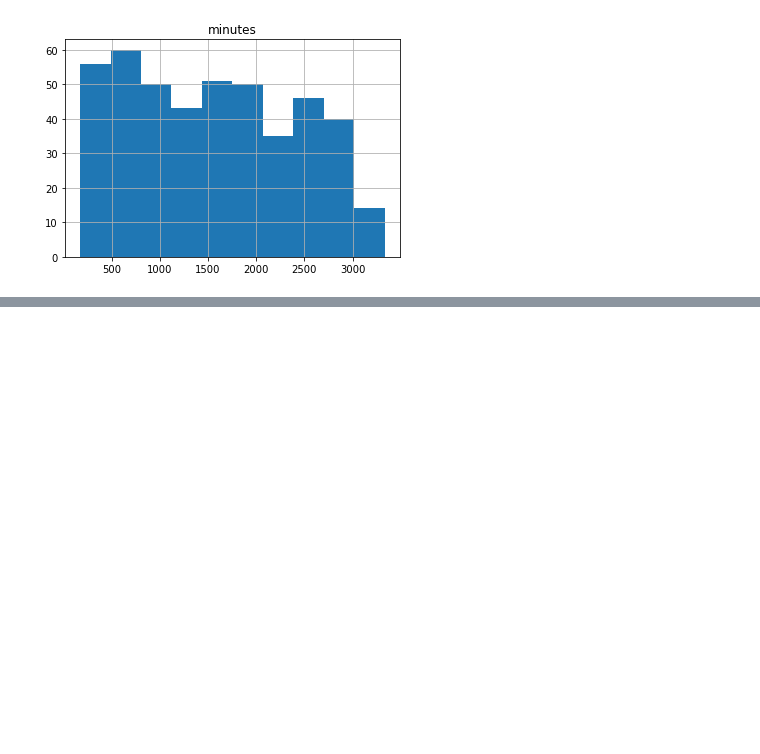
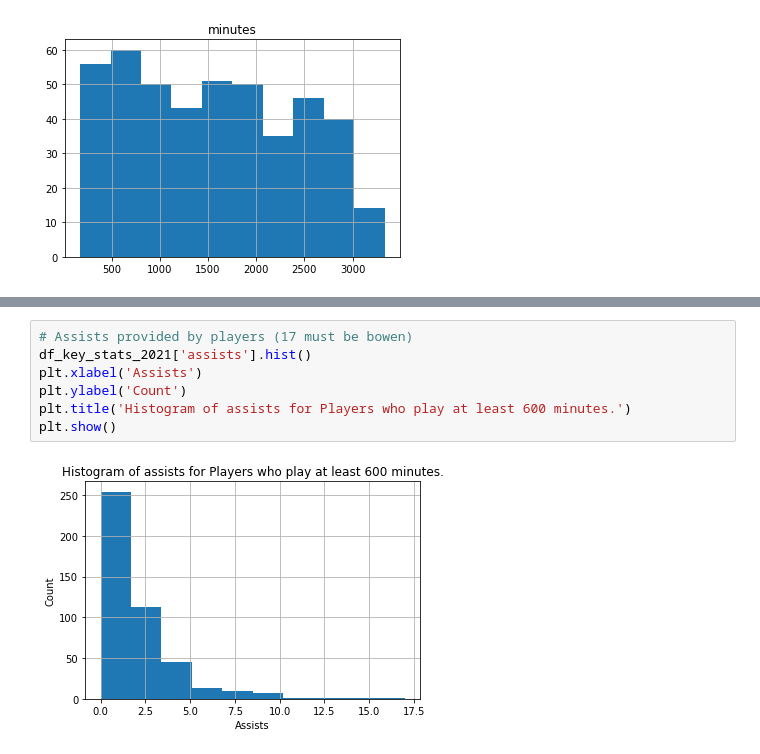
Before and after one commit to Smily-Pirate/Fpldatascrap, a Jupyter notebook: Fpl_fun.ipynb, the cells around one changed output, grey strips where cells are left out. Cells and saved outputs as stored; diff of their text form; blank space fills up the shorter version.

```diff
--- a/Fpl_fun.ipynb
+++ b/Fpl_fun.ipynb
@@ -160,0 +177,9 @@ plt.show()
+# %%
+# Assists provided by players (17 must be bowen)
+df_key_stats_2021['assists'].hist()
+plt.xlabel('Assists')
+plt.ylabel('Count')
+plt.title('Histogram of assists for Players who play at least 600 minutes.')
+plt.show()
+# %% [output]
+[figure, added]
```
Also changed, not shown: parts of 7 cells of this notebook.
